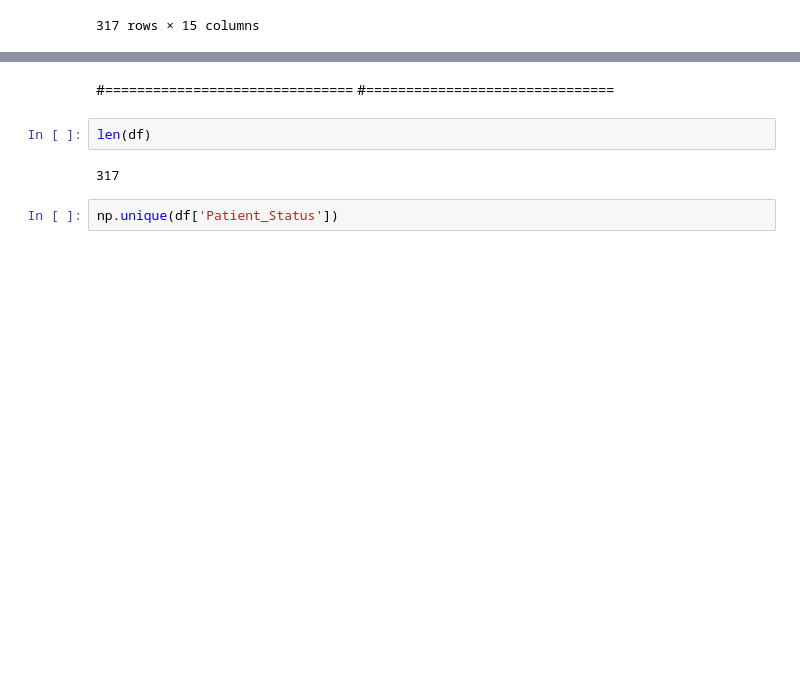
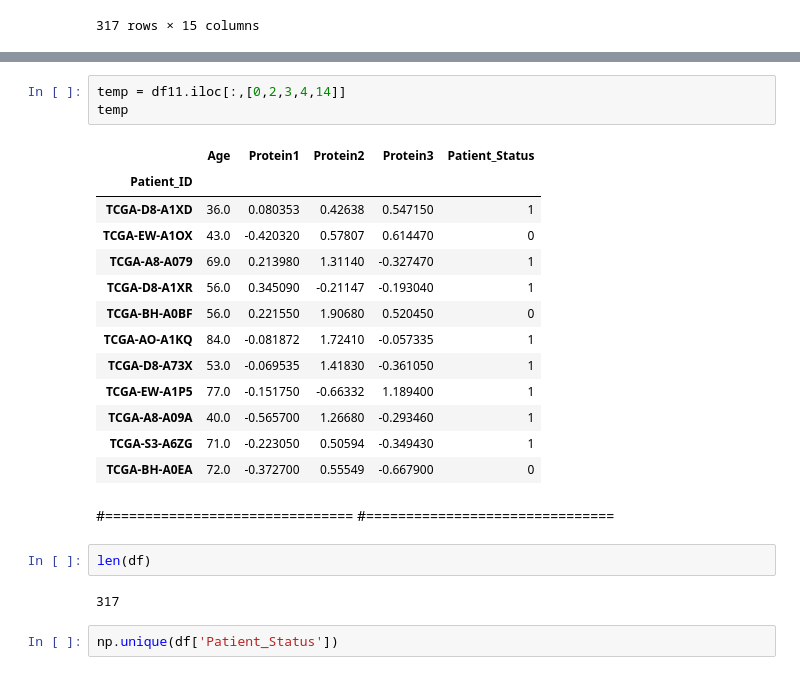
Before and after one commit to eamunt/Machine-learning-Github, a Jupyter notebook: ML_project_1.ipynb, the cells around one changed output, grey strips where cells are left out. Cells and saved outputs as stored; diff of their text form; blank space fills up the shorter version.

Commit message:
addTemp

```diff
--- a/ML_project_1.ipynb
+++ b/ML_project_1.ipynb
@@ -155,6 +155,23 @@ df11
 | TCGA-A8-A09A | 40.0 | 0 | -0.565700 | 1.26680 | -0.293460 | 0.193950 | 2 | 2 | 1 | ... |
 | TCGA-S3-A6ZG | 71.0 | 0 | -0.223050 | 0.50594 | -0.349430 | -0.835300 | 2 | 1 | 1 | ... |
 | TCGA-BH-A0EA | 72.0 | 0 | -0.372700 | 0.55549 | -0.667900 | -0.350700 | 2 | 1 | 1 | ... |
+# %%
+temp = df11.iloc[:,[0,2,3,4,14]]
+temp
+# %% [output]
+|  | Age | Protein1 | Protein2 | Protein3 | Patient_Status |
+| Patient_ID |  |  |  |  |  |
+| TCGA-D8-A1XD | 36.0 | 0.080353 | 0.42638 | 0.547150 | 1 |
+| TCGA-EW-A1OX | 43.0 | -0.420320 | 0.57807 | 0.614470 | 0 |
+| TCGA-A8-A079 | 69.0 | 0.213980 | 1.31140 | -0.327470 | 1 |
+| TCGA-D8-A1XR | 56.0 | 0.345090 | -0.21147 | -0.193040 | 1 |
+| TCGA-BH-A0BF | 56.0 | 0.221550 | 1.90680 | 0.520450 | 0 |
+| TCGA-AO-A1KQ | 84.0 | -0.081872 | 1.72410 | -0.057335 | 1 |
+| TCGA-D8-A73X | 53.0 | -0.069535 | 1.41830 | -0.361050 | 1 |
+| TCGA-EW-A1P5 | 77.0 | -0.151750 | -0.66332 | 1.189400 | 1 |
+| TCGA-A8-A09A | 40.0 | -0.565700 | 1.26680 | -0.293460 | 1 |
+| TCGA-S3-A6ZG | 71.0 | -0.223050 | 0.50594 | -0.349430 | 1 |
+| TCGA-BH-A0EA | 72.0 | -0.372700 | 0.55549 | -0.667900 | 0 |
 # %% [markdown]
 #===============================
 #===============================
```
Also changed, not shown: parts of 1 cell of this notebook, 2 other files.
